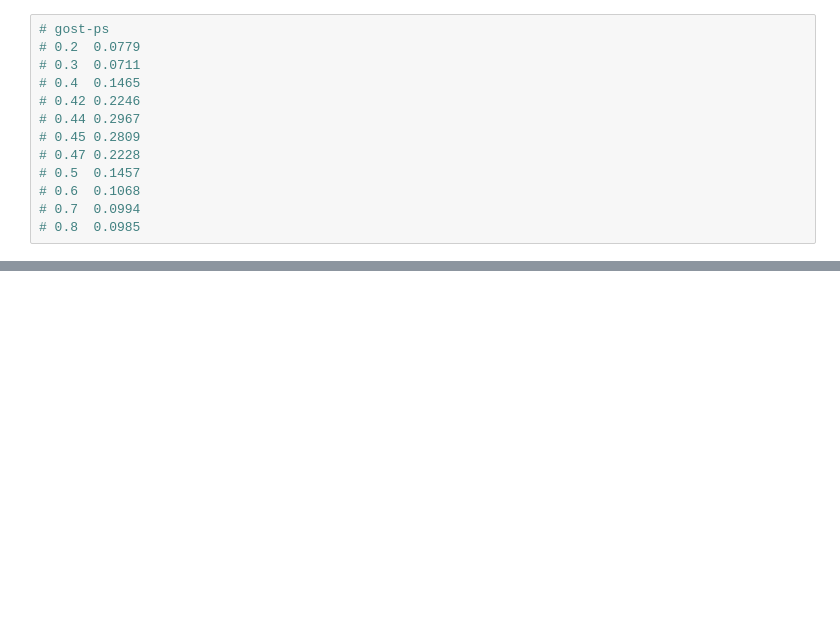
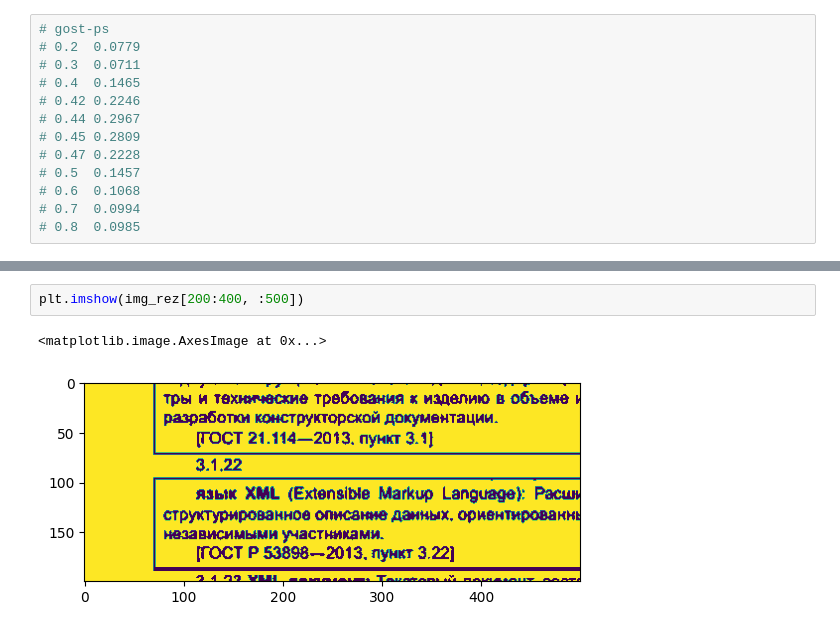
Before and after one commit to Dann38/classification_bold_pioeline, a Jupyter notebook: script/Pipeline.ipynb, the cells around one changed output, grey strips where cells are left out. Saved outputs shown, nothing was run; the diff lists cells and outputs as text; blank space fills up the shorter version.

```diff
--- a/script/Pipeline.ipynb
+++ b/script/Pipeline.ipynb
@@ -68,0 +276,5 @@ plt.grid()
+# %%
+plt.imshow(img_rez[200:400, :500])
+# %% [output]
+<matplotlib.image.AxesImage at 0x...>
+[figure, added]
```
Also changed, not shown: parts of 44 cells of this notebook, 6 other files.
